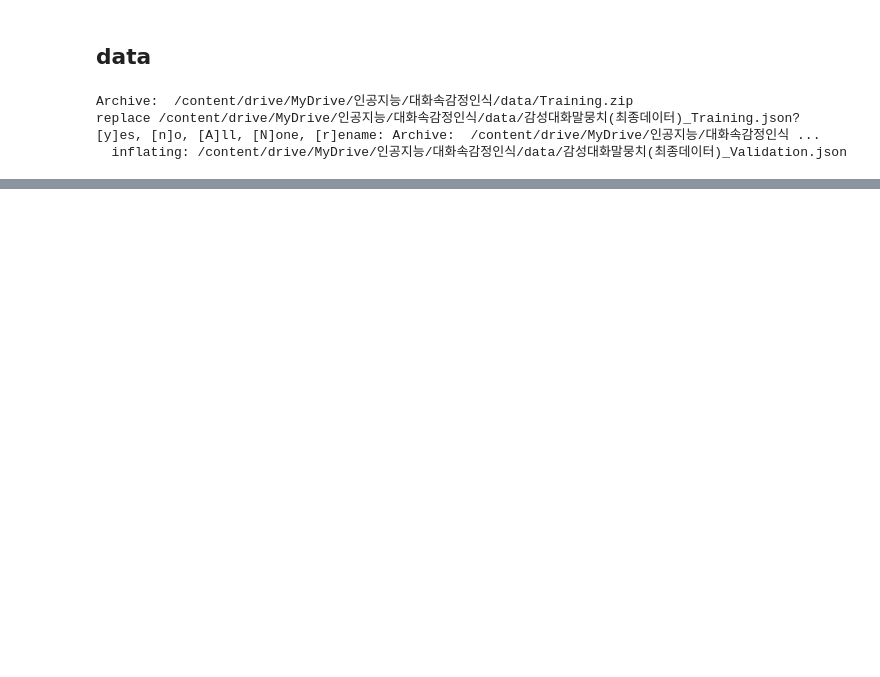
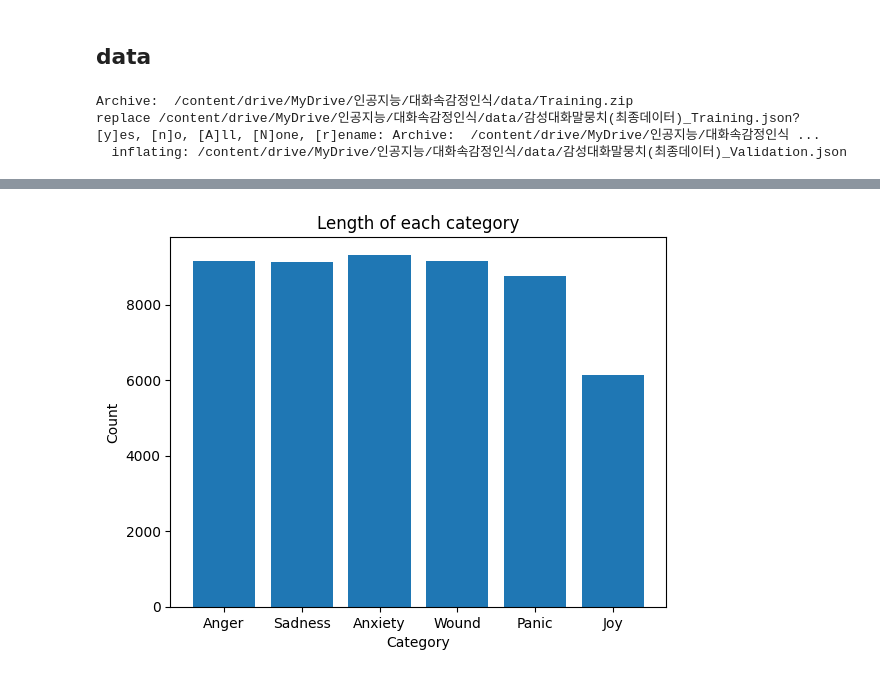
Before and after one commit to jx-dohwan/RoBERTa_ERC, a Jupyter notebook: Emotion_recognition_in_conversation_v2.ipynb, the cells around one changed output, grey strips where cells are left out. Saved outputs shown, nothing was run; the diff lists cells and outputs as text; code cells hidden in the pictures; blank space fills up the shorter version.

```diff
--- a/Emotion_recognition_in_conversation_v2.ipynb
+++ b/Emotion_recognition_in_conversation_v2.ipynb
@@ -35,0 +78,21 @@ print(data[1])
+# %%
+anger_list = []
+sadness_list = []
+anxiety_list = []
+wound_list = []
+panic_list = []
+joy_list = []
+# %%
+for i in range(len(data)):
+  if 10 <= int(data[i]['profile']['emotion']['type'][-2:]) <= 19:
+    anger_list.append(data[i]['profile']['emotion']['type'])
+  elif 20 <= int(data[i]['profile']['emotion']['type'][-2:]) <= 29:
+    sadness_list.append(data[i]['profile']['emotion']['type'])
+  elif 30 <= int(data[i]['profile']['emotion']['type'][-2:]) <= 39:
+    anxiety_list.append(data[i]['profile']['emotion']['type'])
+  elif 40 <= int(data[i]['profile']['emotion']['type'][-2:]) <= 49:
+    wound_list.append(data[i]['profile']['emotion']['type'])
+  elif 50 <= int(data[i]['profile']['emotion']['type'][-2:]) <= 59:
+    panic_list.append(data[i]['profile']['emotion']['type'])
+  elif 60 <= int(data[i]['profile']['emotion']['type'][-2:]) <= 69:
+    joy_list.append(data[i]['profile']['emotion']['type'])
@@ -35,0 +113,13 @@ print(data[1])
+# %%
+categories = [anger_list, sadness_list, anxiety_list, wound_list, panic_list, joy_list]
+category_names = ['Anger', 'Sadness', 'Anxiety', 'Wound', 'Panic', 'Joy']
+
+category_lengths = [len(category) for category in categories]
+
+plt.bar(category_names, category_lengths)
+plt.xlabel('Category')
+plt.ylabel('Count')
+plt.title('Length of each category')
+plt.show()
+# %% [output]
+[figure, added]
```
Also changed, not shown: parts of 14 cells of this notebook.
